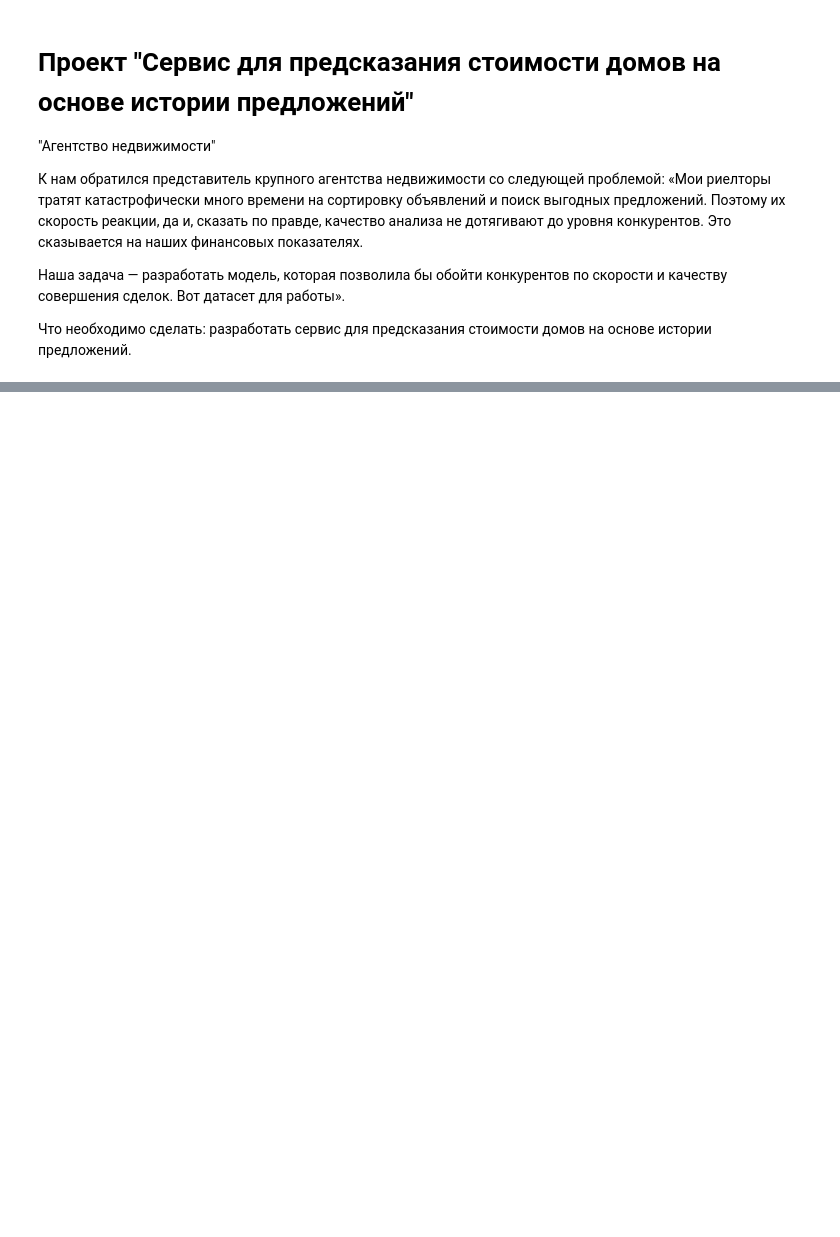
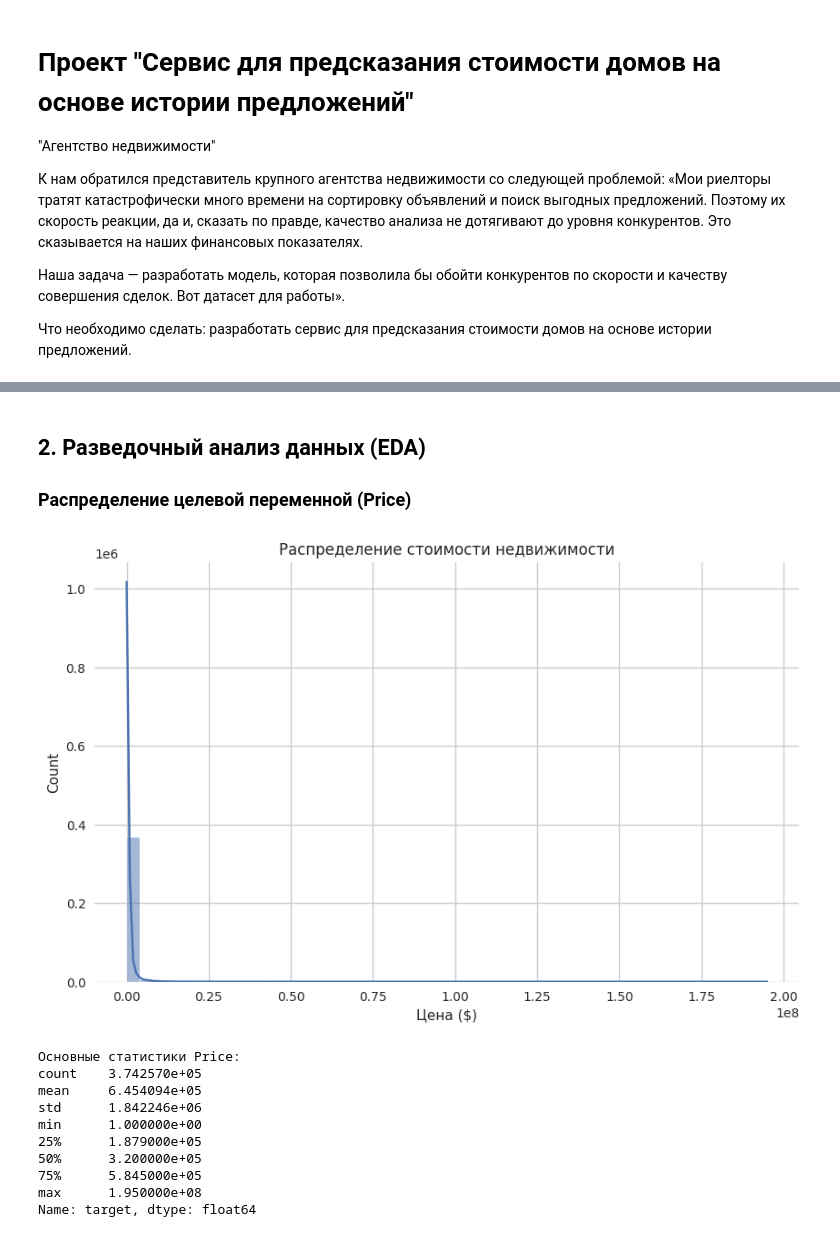
Before and after one commit to st-pavel/project_final_01, a Jupyter notebook: project_final_000.ipynb, the cells around one changed output, grey strips where cells are left out. Cells and saved outputs as stored; diff of their text form; code cells hidden in the pictures; blank space fills up the shorter version.

```diff
--- a/project_final_000.ipynb
+++ b/project_final_000.ipynb
@@ -149,0 +468,25 @@ data.head()
+# %% [markdown]
+## 2. Разведочный анализ данных (EDA)
+
+### Распределение целевой переменной (Price)
+# %%
+plt.figure(figsize=(10, 6))
+sns.histplot(data['target'], bins=50, kde=True)
+plt.title('Распределение стоимости недвижимости')
+plt.xlabel('Цена ($)')
+plt.show()
+
+print("Основные статистики Price:")
+print(data['target'].describe())
+# %% [output]
+[figure, added]
+Основные статистики Price:
+count    3.742570e+05
+mean     6.454094e+05
+std      1.842246e+06
+min      1.000000e+00
+25%      1.879000e+05
+50%      3.200000e+05
+75%      5.845000e+05
+max      1.950000e+08
+Name: target, dtype: float64
```
Also changed, not shown: parts of 55 cells of this notebook, 9 other files.
